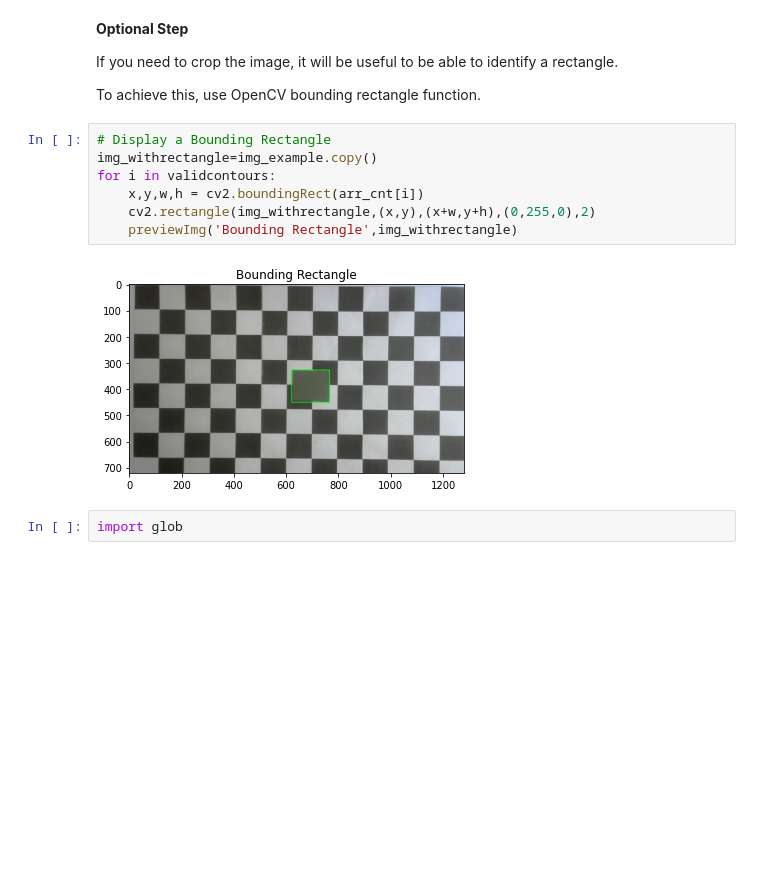
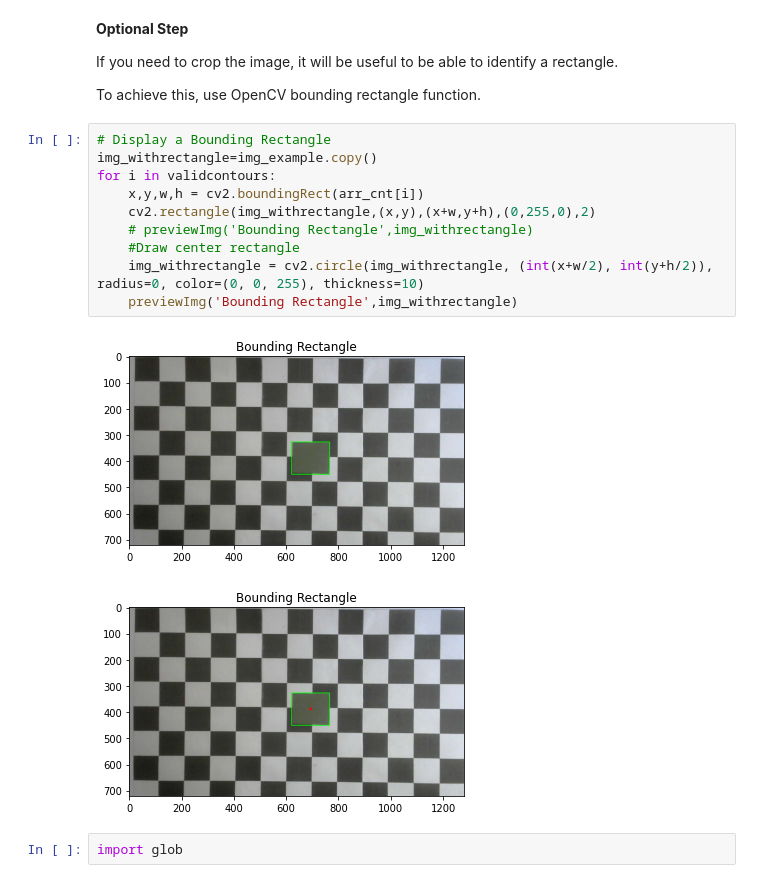
Before and after one commit to anh147/2D_Object, a Jupyter notebook: lego-set-object-recognition-example.ipynb, the cells around one changed output. Cells and saved outputs as stored; diff of their text form; blank space fills up the shorter version.

```diff
--- a/lego-set-object-recognition-example.ipynb
+++ b/lego-set-object-recognition-example.ipynb
@@ -219,12 +219,16 @@ To achieve this, use OpenCV bounding rectangle function.
 # %%
 # Display a Bounding Rectangle
 img_withrectangle=img_example.copy()
 for i in validcontours:
     x,y,w,h = cv2.boundingRect(arr_cnt[i])
     cv2.rectangle(img_withrectangle,(x,y),(x+w,y+h),(0,255,0),2)
+    # previewImg('Bounding Rectangle',img_withrectangle)
+    #Draw center rectangle
+    img_withrectangle = cv2.circle(img_withrectangle, (int(x+w/2), int(y+h/2)), radius=0, color=(0, 0, 255), thickness=10)
     previewImg('Bounding Rectangle',img_withrectangle)
 # %% [output]
 [figure]
+[figure, added]
 # %%
 import glob
 # %%
```
Also changed, not shown: parts of 2 cells of this notebook, 1 other file.
